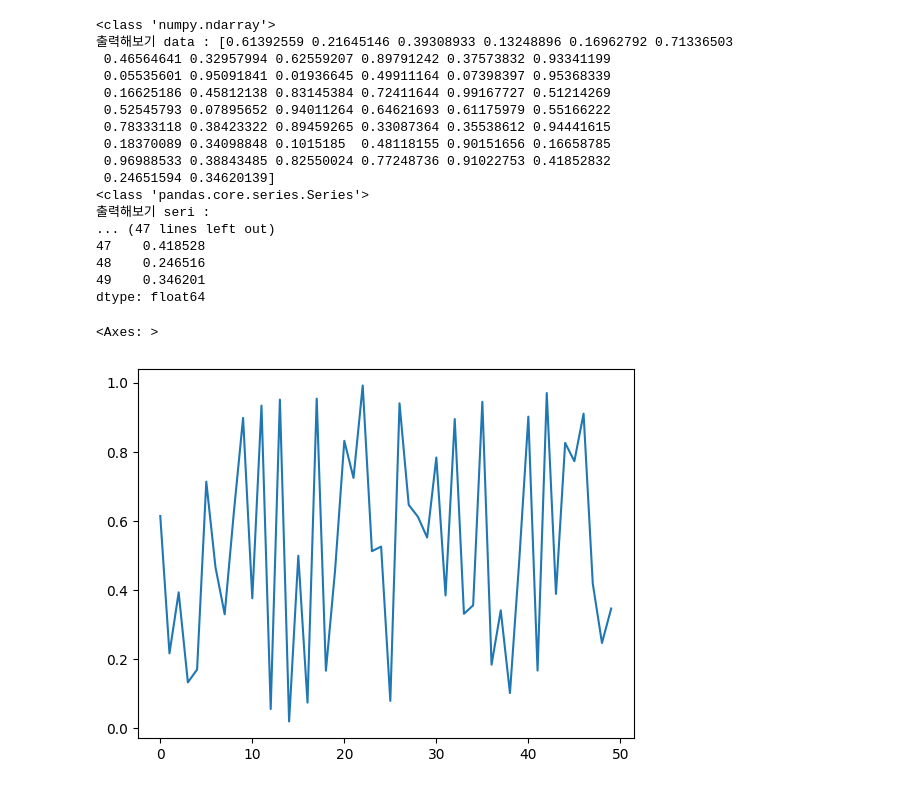
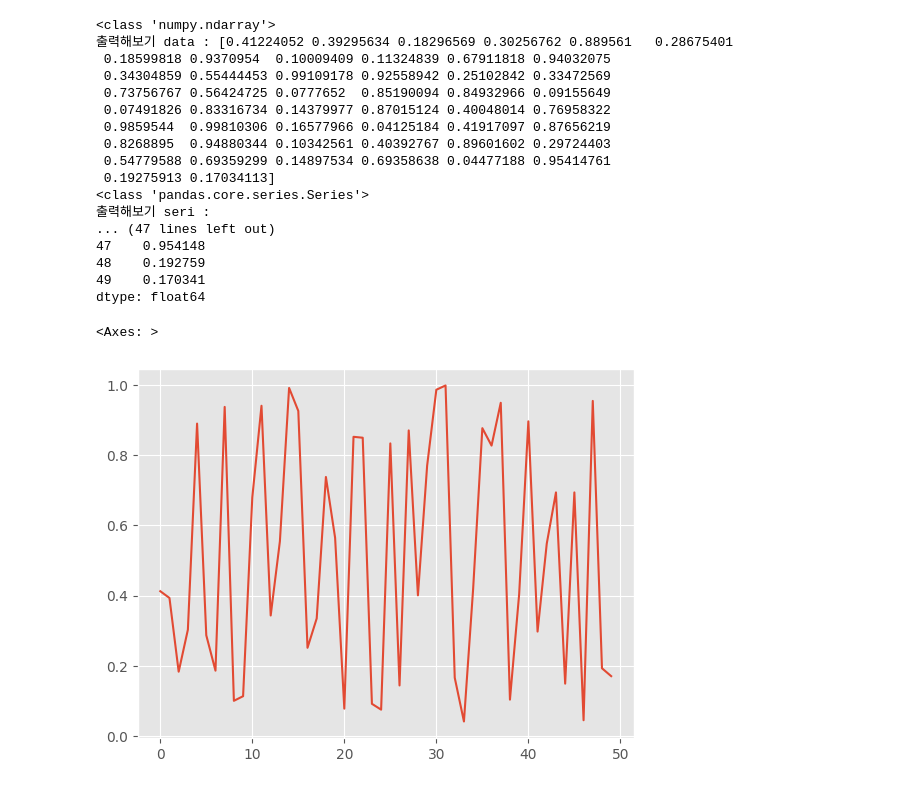
Before and after one commit to lsy3709/TestPython404_231204, a Jupyter notebook: ch7_np_pds_mlt_basic/testBasic1.ipynb, the cells around one changed output. Cells and saved outputs as stored; diff of their text form; code cells hidden in the pictures.

```diff
--- a/ch7_np_pds_mlt_basic/testBasic1.ipynb
+++ b/ch7_np_pds_mlt_basic/testBasic1.ipynb
@@ -1,40 +1,44 @@
 # %%
 # pip install numpy
 # pip install pandas
 # pip install matplot
+# matplotlib 공식 문서
+# https://matplotlib.org/stable/index.html
 import numpy as np
 import pandas as pd
-# import matplot
+import matplotlib
 
 #50개 랜덤한 수 생성 , 0 ~ 1 사이 소수 중에서,
 data = np.random.rand(50)
 print(type(data))
 print(f"출력해보기 data : {data} ")
 
 # 넘파이 -> 판다스의 시리즈 자료형으로 변환
 seri = pd.Series(data)
 print(type(seri))
 print(f"출력해보기 seri : \n {seri} ")
 
 # 변환된 pd(테이블), 차트 그리기.
+# matplotlib 으로 스타일 변경해보기.
+matplotlib.style.use("ggplot")
 seri.plot()
 # %% [output]
 <class 'numpy.ndarray'>
-출력해보기 data : [0.61392559 0.21645146 0.39308933 0.13248896 0.16962792 0.71336503
- 0.46564641 0.32957994 0.62559207 0.89791242 0.37573832 0.93341199
- 0.05535601 0.95091841 0.01936645 0.49911164 0.07398397 0.95368339
- 0.16625186 0.45812138 0.83145384 0.72411644 0.99167727 0.51214269
- 0.52545793 0.07895652 0.94011264 0.64621693 0.61175979 0.55166222
- 0.78333118 0.38423322 0.89459265 0.33087364 0.35538612 0.94441615
- 0.18370089 0.34098848 0.1015185  0.48118155 0.90151656 0.16658785
- 0.96988533 0.38843485 0.82550024 0.77248736 0.91022753 0.41852832
- 0.24651594 0.34620139]
+출력해보기 data : [0.41224052 0.39295634 0.18296569 0.30256762 0.889561   0.28675401
+ 0.18599818 0.9370954  0.10009409 0.11324839 0.67911818 0.94032075
+ 0.34304859 0.55444453 0.99109178 0.92558942 0.25102842 0.33472569
+ 0.73756767 0.56424725 0.0777652  0.85190094 0.84932966 0.09155649
+ 0.07491826 0.83316734 0.14379977 0.87015124 0.40048014 0.76958322
+ 0.9859544  0.99810306 0.16577966 0.04125184 0.41917097 0.87656219
+ 0.8268895  0.94880344 0.10342561 0.40392767 0.89601602 0.29724403
+ 0.54779588 0.69359299 0.14897534 0.69358638 0.04477188 0.95414761
+ 0.19275913 0.17034113]
 <class 'pandas.core.series.Series'>
 출력해보기 seri :
 ... (47 lines left out)
-47    0.418528
-48    0.246516
-49    0.346201
+47    0.954148
+48    0.192759
+49    0.170341
 dtype: float64
 <Axes: >
-[figure, old version]
+[figure, new version]
```
Also changed, not shown: parts of 1 cell of this notebook.
